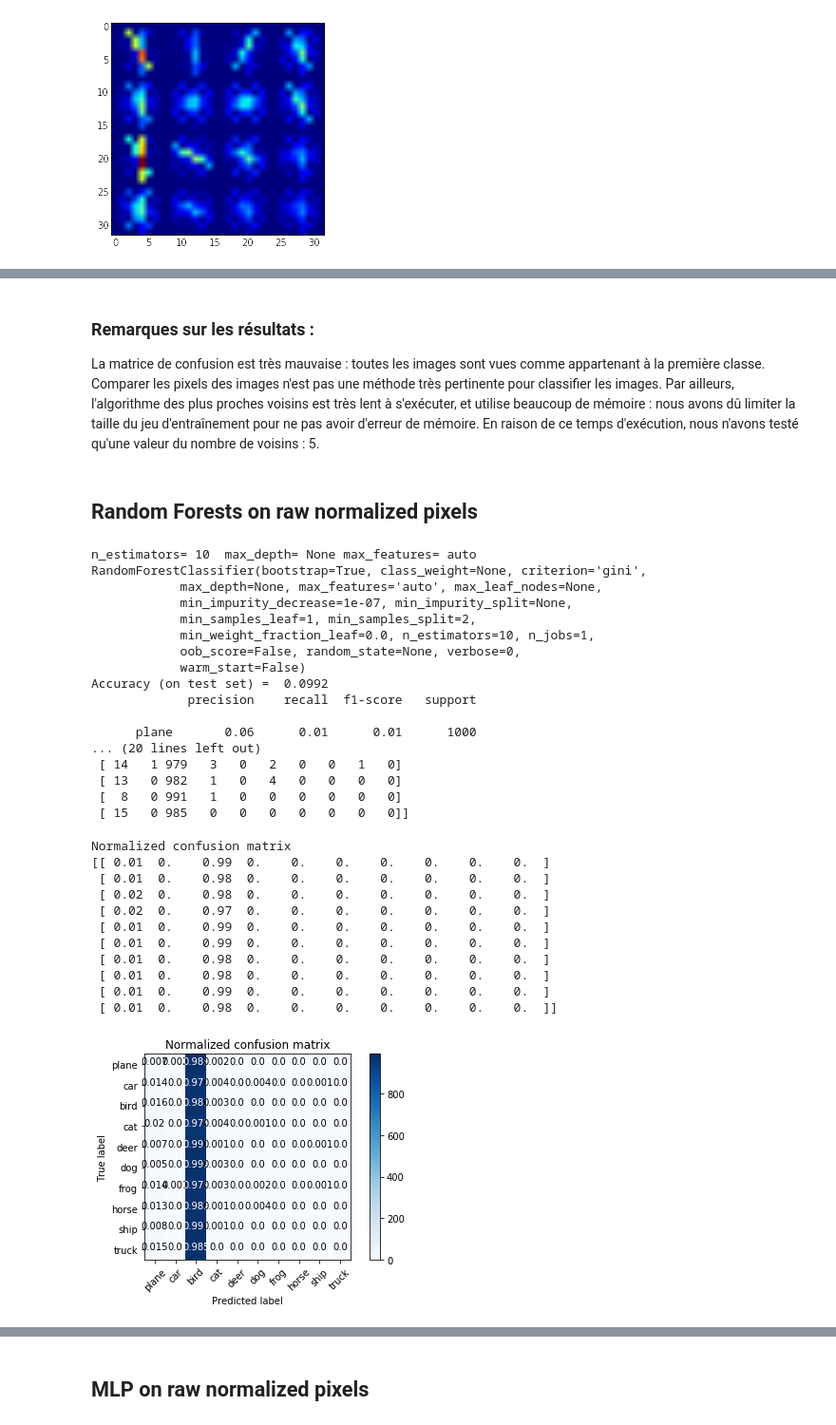
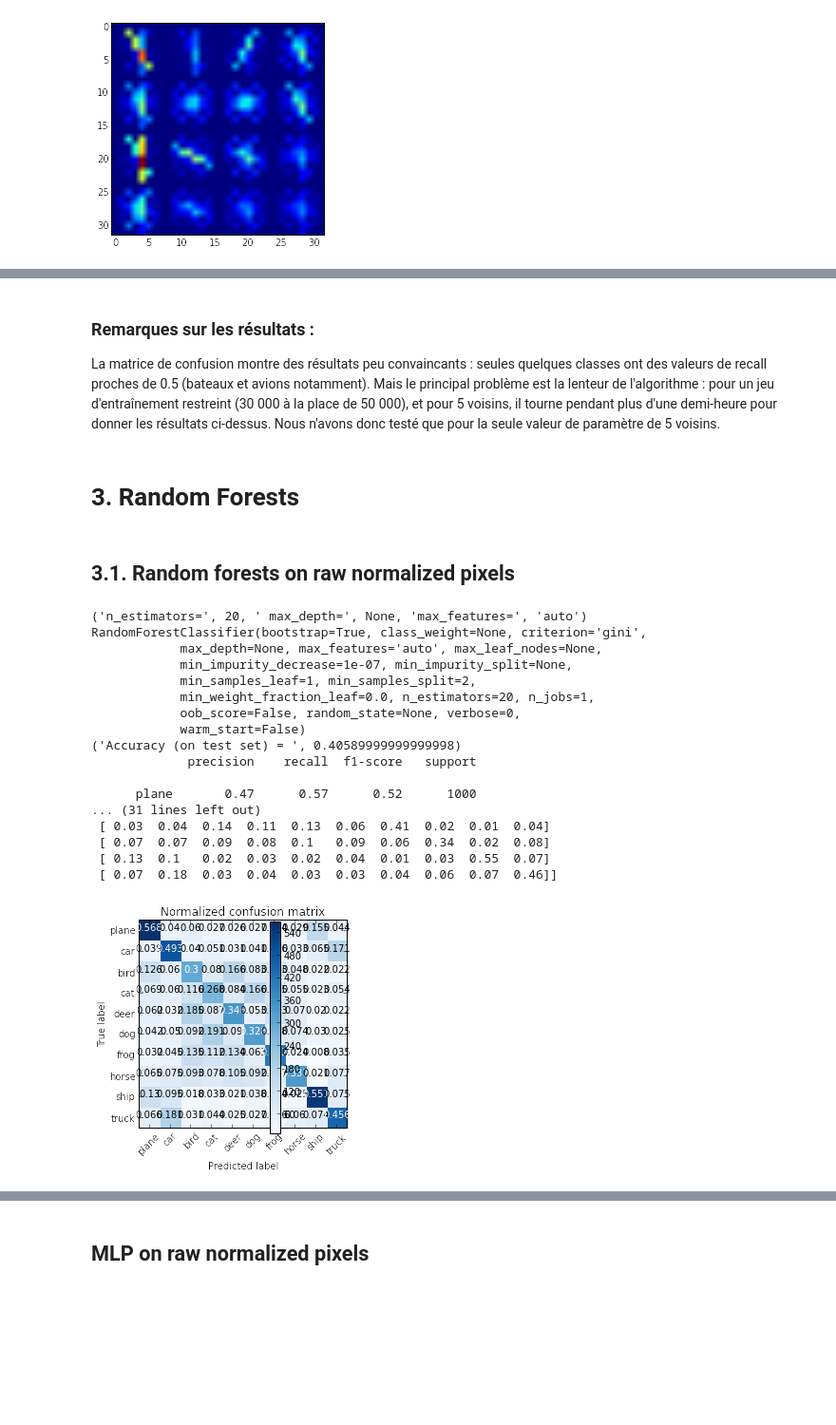
Before and after one commit to gregoiredgt/Mini_projet, a Jupyter notebook: cifar10_notebook.ipynb, the cells around one changed output, grey strips where cells are left out. Shown at 95% size. Drawn from its saved outputs; the diff is of its cells as text; code cells hidden in the pictures; blank space fills up the shorter version.

Commit message:
fin de la partie de Grégoire, avec résultats : kNN, rf pixels, rf Hog, rf pixels cross-validation. rf pixels crossvalidation en cours d'exécution (très long).

```diff
--- a/cifar10_notebook.ipynb
+++ b/cifar10_notebook.ipynb
@@ -212,9 +212,11 @@ Normalized confusion matrix
-# %% [markdown]
-### Remarques sur les résultats :
-
-La matrice de confusion est très mauvaise : toutes les images sont vues comme appartenant à la première classe. Comparer les pixels des images n'est pas une méthode très pertinente pour classifier les images. Par ailleurs, l'algorithme des plus proches voisins est très lent à s'exécuter, et utilise beaucoup de mémoire : nous avons dû limiter la taille du jeu d'entraînement pour ne pas avoir d'erreur de mémoire. En raison de ce temps d'exécution, nous n'avons testé qu'une valeur du nombre de voisins : 5.
+# %% [markdown]
+### Remarques sur les résultats :
+
+La matrice de confusion montre des résultats peu convaincants : seules quelques classes ont des valeurs de recall proches de 0.5 (bateaux et avions notamment). Mais le principal problème est la lenteur de l'algorithme : pour un jeu d'entraînement restreint (30 000 à la place de 50 000), et pour 5 voisins, il tourne pendant plus d'une demi-heure pour donner les résultats ci-dessus. Nous n'avons donc testé que pour la seule valeur de paramètre de 5 voisins.
+# %% [markdown]
+# 3. Random Forests
 # %% [markdown]
-## Random Forests on raw normalized pixels
+##  3.1. Random forests on raw normalized pixels
 # %%
 #Random Forests
 
@@ -223,7 +225,7 @@ from sklearn.metrics import classification_report
 from sklearn.metrics import confusion_matrix
 
 # Create and train a Random Forest classifier
-clf = RandomForestClassifier(n_estimators=10, criterion='gini', max_depth=None,
+clf = RandomForestClassifier(n_estimators=20, criterion='gini', max_depth=None,
                              min_samples_split=2, min_samples_leaf=1,
                              min_weight_fraction_leaf=0.0, max_features='auto',
                              max_leaf_nodes=None, min_impurity_decrease=1e-07, bootstrap=True,
@@ -233,52 +235,41 @@ clf = clf.fit(X_train_vectNorm, y_train.ravel())
 
 print("n_estimators=", clf.n_estimators, " max_depth=",clf.max_depth,
       "max_features=", clf.max_features)
 print(clf)
 
 # accuracy :
 score = clf.score(X_test_vectNorm, y_test)
 print("Accuracy (on test set) = ", score)
 
 # resultats et matrice de confusion
 y_true, y_pred_rf = y_test, clf.predict(X_test_vectNorm)
 class_names = ['plane', 'car', 'bird', 'cat', 'deer', 'dog', 'frog', 'horse', 'ship', 'truck']
 print( classification_report(y_true, y_pred_rf, target_names=class_names) )
 
 print("\n CONFUSION MATRIX")
 cnf_matrix_rf=confusion_matrix(y_true, y_pred_rf)
 print( cnf_matrix_rf )
 np.set_printoptions(precision=2)
 plt.figure()
 plot_confusion_matrix(cnf_matrix_rf, classes=class_names, normalize=True, title='Normalized confusion matrix')
 plt.show()
 # %% [output]
-n_estimators= 10  max_depth= None max_features= auto
+('n_estimators=', 20, ' max_depth=', None, 'max_features=', 'auto')
 RandomForestClassifier(bootstrap=True, class_weight=None, criterion='gini',
             max_depth=None, max_features='auto', max_leaf_nodes=None,
             min_impurity_decrease=1e-07, min_impurity_split=None,
             min_samples_leaf=1, min_samples_split=2,
-            min_weight_fraction_leaf=0.0, n_estimators=10, n_jobs=1,
+            min_weight_fraction_leaf=0.0, n_estimators=20, n_jobs=1,
             oob_score=False, random_state=None, verbose=0,
             warm_start=False)
-Accuracy (on test set) =  0.0992
+('Accuracy (on test set) = ', 0.40589999999999998)
              precision    recall  f1-score   support
 
-      plane       0.06      0.01      0.01      1000
-... (20 lines left out)
- [ 14   1 979   3   0   2   0   0   1   0]
- [ 13   0 982   1   0   4   0   0   0   0]
- [  8   0 991   1   0   0   0   0   0   0]
- [ 15   0 985   0   0   0   0   0   0   0]]
+      plane       0.47      0.57      0.52      1000
+... (31 lines left out)
+ [ 0.03  0.04  0.14  0.11  0.13  0.06  0.41  0.02  0.01  0.04]
+ [ 0.07  0.07  0.09  0.08  0.1   0.09  0.06  0.34  0.02  0.08]
+ [ 0.13  0.1   0.02  0.03  0.02  0.04  0.01  0.03  0.55  0.07]
+ [ 0.07  0.18  0.03  0.04  0.03  0.03  0.04  0.06  0.07  0.46]]
-Normalized confusion matrix
-[[ 0.01  0.    0.99  0.    0.    0.    0.    0.    0.    0.  ]
- [ 0.01  0.    0.98  0.    0.    0.    0.    0.    0.    0.  ]
- [ 0.02  0.    0.98  0.    0.    0.    0.    0.    0.    0.  ]
- [ 0.02  0.    0.97  0.    0.    0.    0.    0.    0.    0.  ]
- [ 0.01  0.    0.99  0.    0.    0.    0.    0.    0.    0.  ]
- [ 0.01  0.    0.99  0.    0.    0.    0.    0.    0.    0.  ]
- [ 0.01  0.    0.98  0.    0.    0.    0.    0.    0.    0.  ]
- [ 0.01  0.    0.98  0.    0.    0.    0.    0.    0.    0.  ]
- [ 0.01  0.    0.99  0.    0.    0.    0.    0.    0.    0.  ]
- [ 0.01  0.    0.98  0.    0.    0.    0.    0.    0.    0.  ]]
-[figure, old version]
+[figure, new version]
 # %% [markdown]
```
Also changed, not shown: parts of 9 cells of this notebook.
